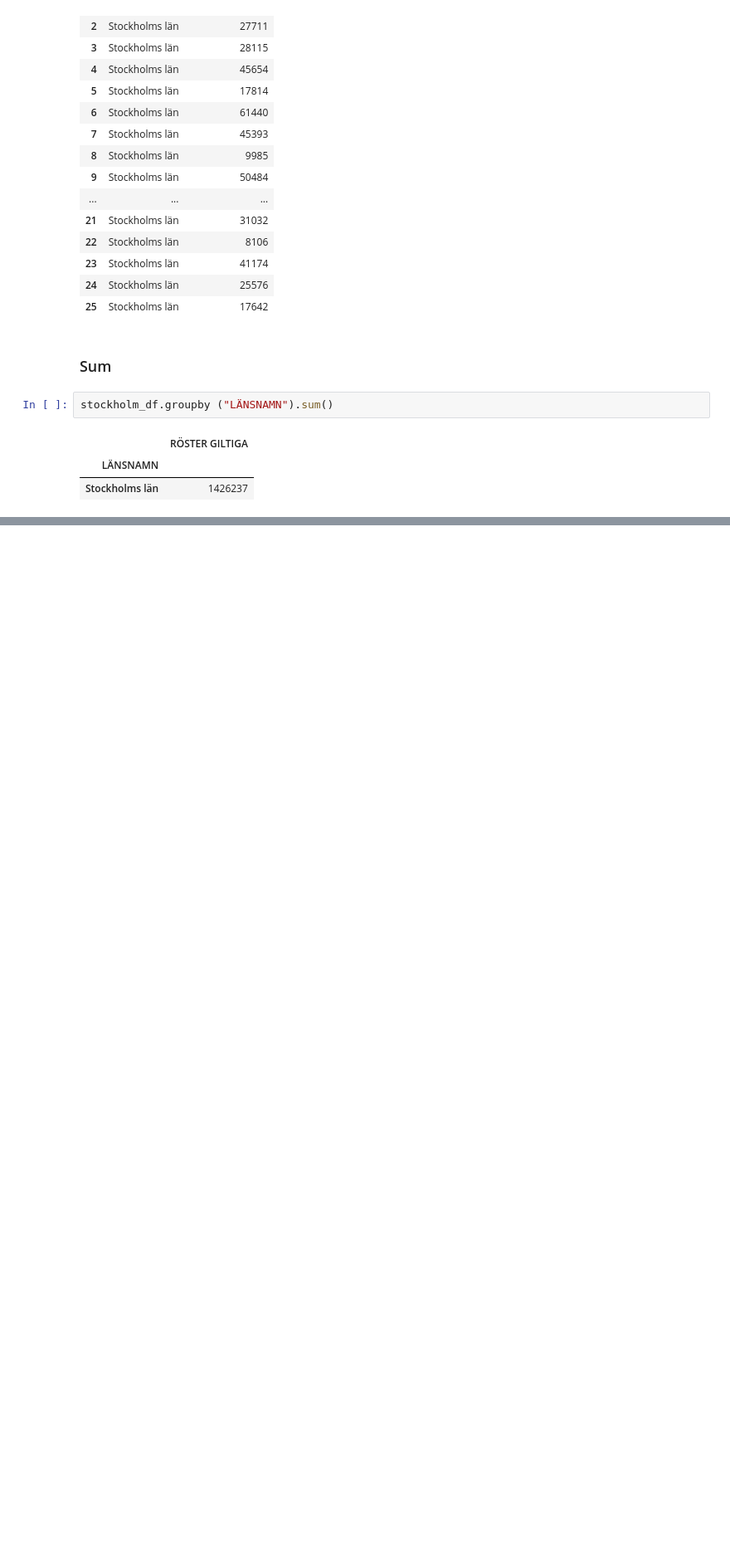
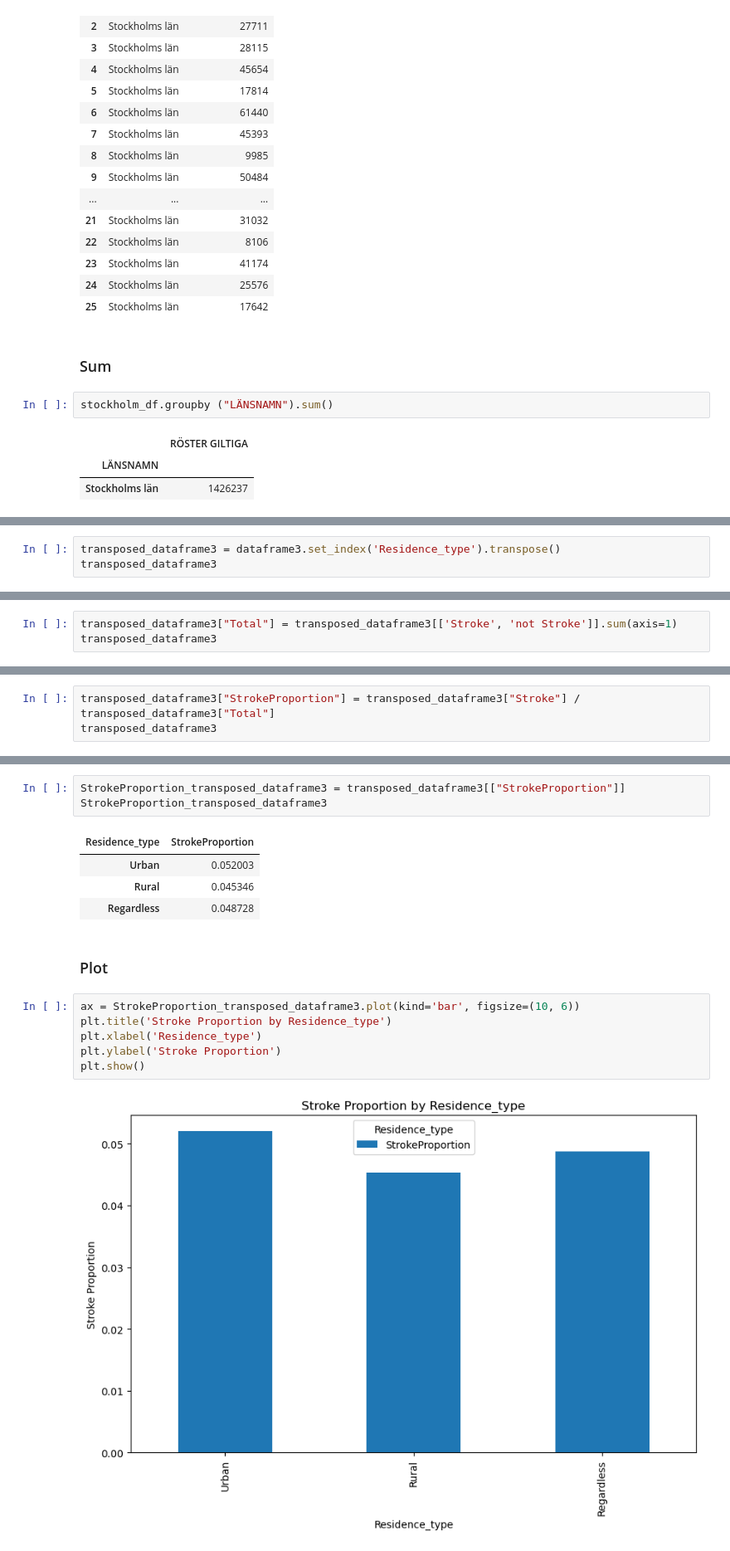
Before and after one commit to SunnyStare/SU-MT4007-Statistisk-databehandling, a Jupyter notebook: HW2/Working with tables.ipynb, the cells around one changed output, grey strips where cells are left out. Shown at 83% size. Saved outputs shown, nothing was run; the diff lists cells and outputs as text; blank space fills up the shorter version.

```diff
--- a/HW2/Working with tables.ipynb
+++ b/HW2/Working with tables.ipynb
@@ -203,0 +404,3 @@ stockholm_df.groupby ("LÄNSNAMN").sum()
+# %%
+transposed_dataframe3 = dataframe3.set_index('Residence_type').transpose()
+transposed_dataframe3
@@ -203,0 +412,3 @@ stockholm_df.groupby ("LÄNSNAMN").sum()
+# %%
+transposed_dataframe3["Total"] = transposed_dataframe3[['Stroke', 'not Stroke']].sum(axis=1)
+transposed_dataframe3
@@ -203,0 +420,3 @@ stockholm_df.groupby ("LÄNSNAMN").sum()
+# %%
+transposed_dataframe3["StrokeProportion"] = transposed_dataframe3["Stroke"] / transposed_dataframe3["Total"]
+transposed_dataframe3
@@ -203,0 +428,18 @@ stockholm_df.groupby ("LÄNSNAMN").sum()
+# %%
+StrokeProportion_transposed_dataframe3 = transposed_dataframe3[["StrokeProportion"]]
+StrokeProportion_transposed_dataframe3
+# %% [output]
+| Residence_type | StrokeProportion |
+| Urban | 0.052003 |
+| Rural | 0.045346 |
+| Regardless | 0.048728 |
+# %% [markdown]
+### Plot
+# %%
+ax = StrokeProportion_transposed_dataframe3.plot(kind='bar', figsize=(10, 6))
+plt.title('Stroke Proportion by Residence_type')
+plt.xlabel('Residence_type')
+plt.ylabel('Stroke Proportion')
+plt.show()
+# %% [output]
+[figure, added]
```
Also changed, not shown: parts of 40 cells of this notebook.
